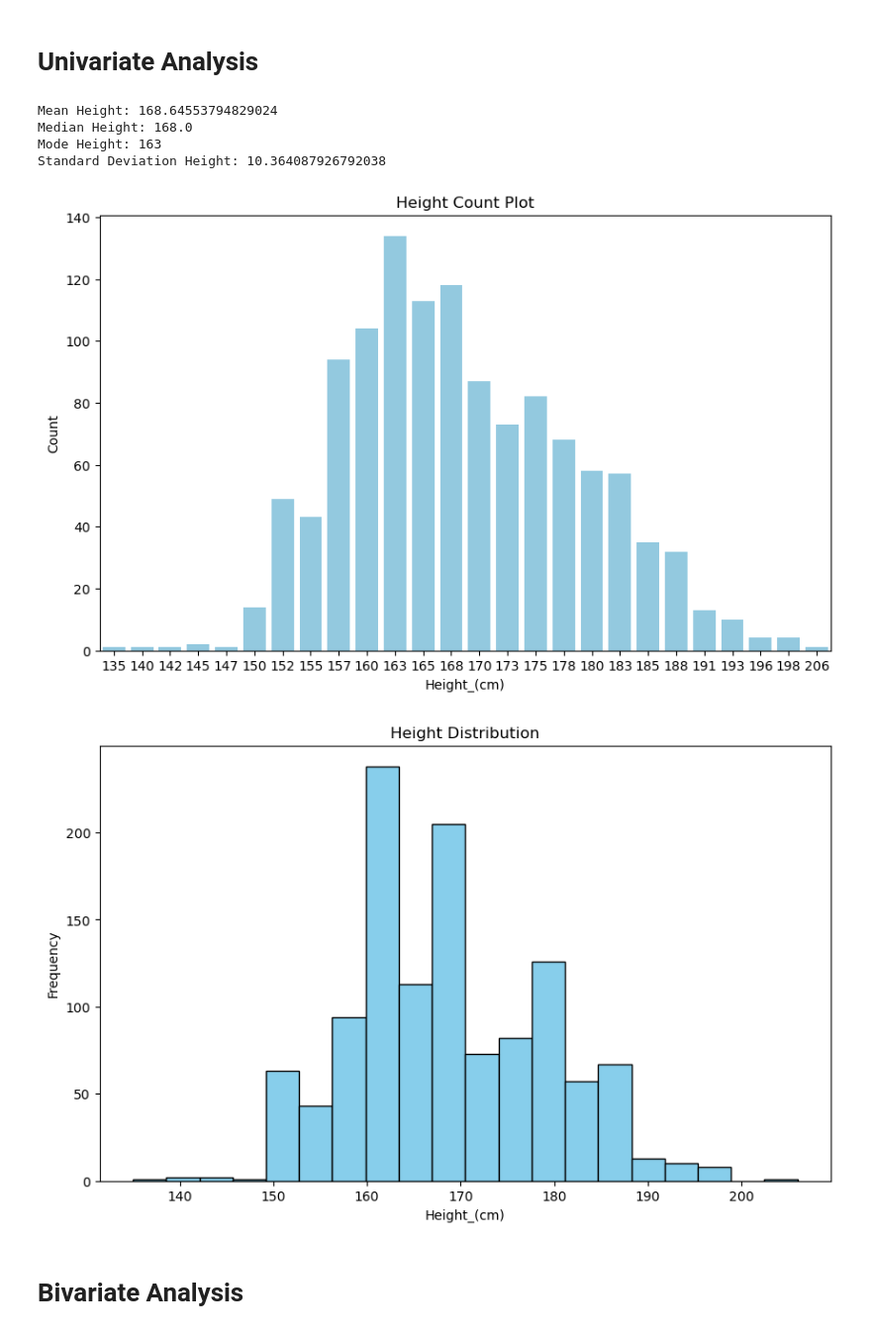
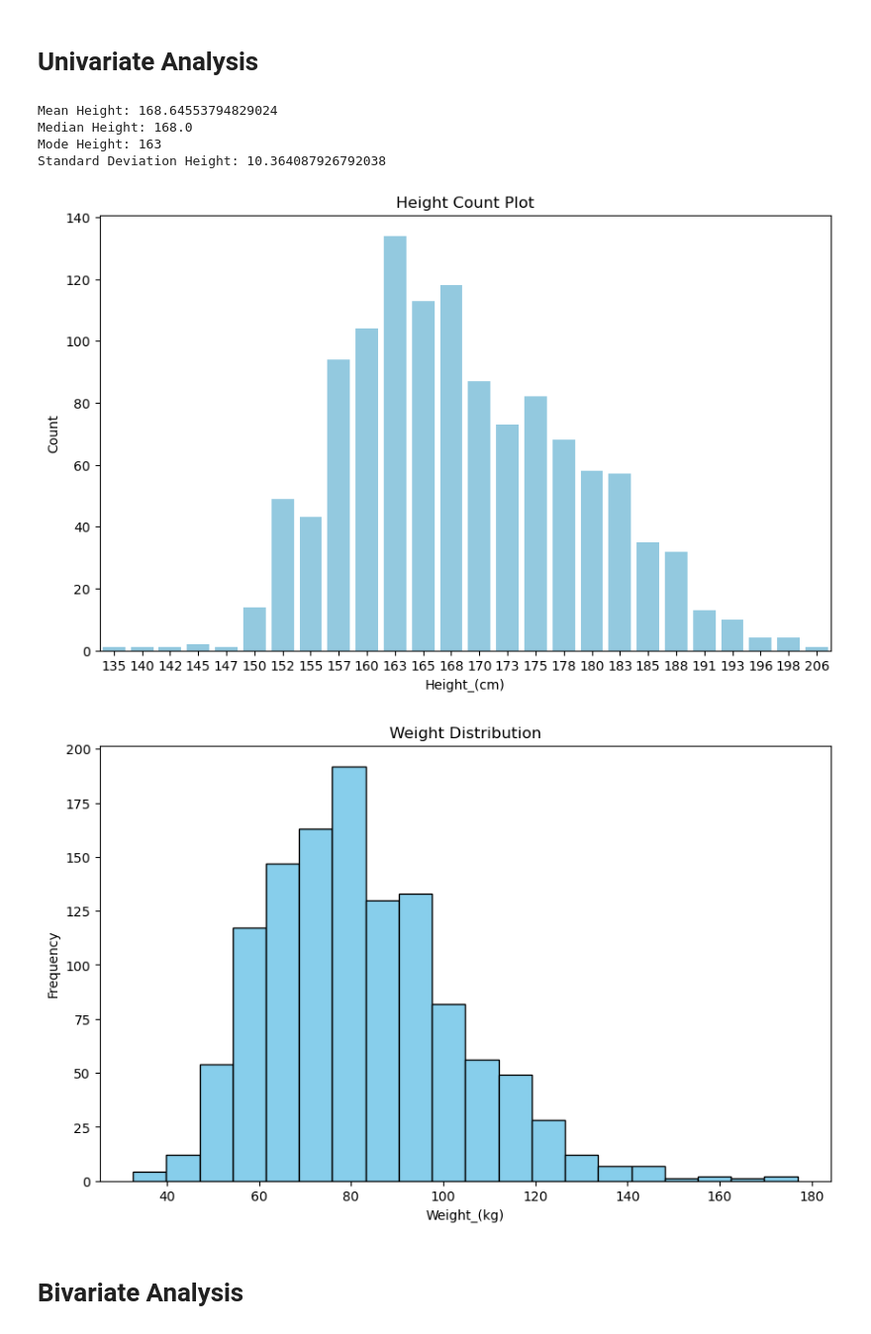
Before and after one commit to jatingangare44/jatin-s-project-, a Jupyter notebook: CA2_Data_visualization_.ipynb, the cells around one changed output. Shown: that part at 99% size. Cells and saved outputs as stored; diff of their text form; code cells hidden in the pictures.

```diff
--- a/CA2_Data_visualization_.ipynb
+++ b/CA2_Data_visualization_.ipynb
@@ -9,7 +13,7 @@
 # %%
 import pandas as pd
 
-df = pd.read_csv(r'cardio_valcular_dataset.csv')
+df = pd.read_csv(r'C:\Users\jatin gangare\Documents\cardio_valcular_dataset.csv')
 
 # Display the first few rows
 df
@@ -160,40 +194,43 @@ import seaborn as sns
 
 # Extract the height data
 height_data = df['Height_(cm)']
+
+# Extract the weight data
+weight_data = df['Weight_(kg)']
 
 # Descriptive statistics
 mean = height_data.mean()
 median = height_data.median()
 mode = height_data.mode()[0]
 std_dev = height_data.std()
 
 print(f"Mean Height: {mean}")
 print(f"Median Height: {median}")
 print(f"Mode Height: {mode}")
 print(f"Standard Deviation Height: {std_dev}")
 
 # Generate a count plot for height
 plt.figure(figsize=(10, 6))
 sns.countplot(x=df['Height_(cm)'], color='skyblue')
 plt.title("Height Count Plot")
 plt.xlabel("Height_(cm)")
 plt.ylabel("Count")
 plt.show()
 
-# Generate a histogram for height
+# Generate a histogram for weight
 plt.figure(figsize=(10, 6))
-plt.hist(height_data, bins=20, color='skyblue', edgecolor='black')  # You can adjust the number of bins as needed
-plt.title("Height Distribution")
-plt.xlabel("Height_(cm)")
+plt.hist(weight_data, bins=20, color='skyblue', edgecolor='black')  # You can adjust the number of bins as needed
+plt.title("Weight Distribution")
+plt.xlabel("Weight_(kg)")
 plt.ylabel("Frequency")
 plt.show()
 # %% [output]
 Mean Height: 168.64553794829024
 Median Height: 168.0
 Mode Height: 163
 Standard Deviation Height: 10.364087926792038
 [figure]
-[figure, old version]
+[figure, new version]
 # %% [markdown]
 # **Bivariate Analysis**
 # %%
```
Also changed, not shown: parts of 13 cells of this notebook.
